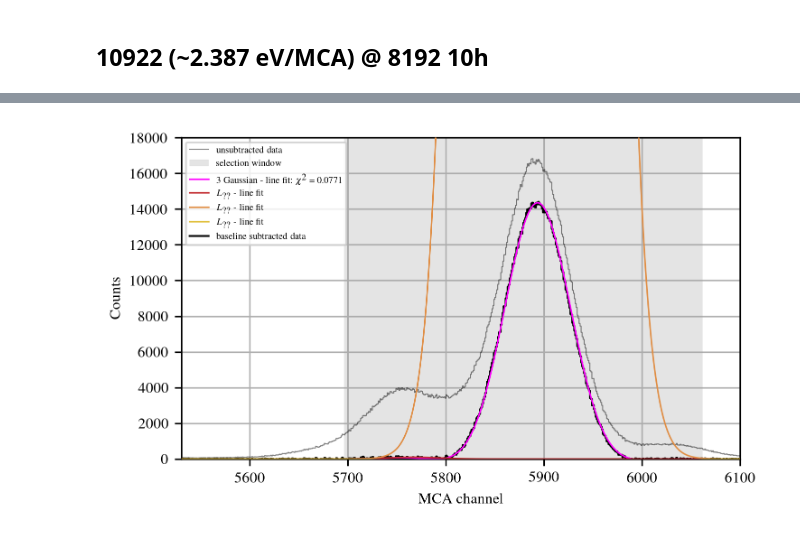
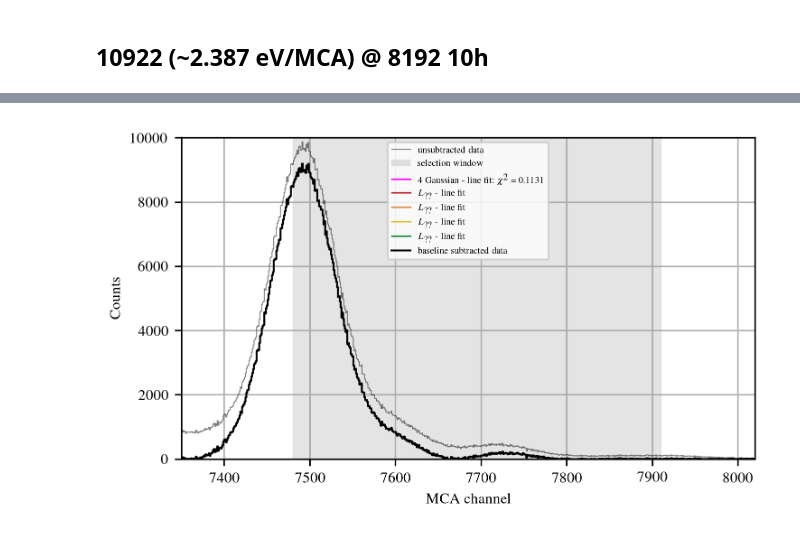
Before and after one commit to SirPhoenix007/IBA-Bonn, a Jupyter notebook: Study_2602_PIXEDetector/PIXE_results_HarwellSource.ipynb, the cells around one changed output, grey strips where cells are left out. Cells and saved outputs as stored; diff of their text form; code cells hidden in the pictures.

Commit message:
eleven regions identified

```diff
--- a/Study_2602_PIXEDetector/PIXE_results_HarwellSource.ipynb
+++ b/Study_2602_PIXEDetector/PIXE_results_HarwellSource.ipynb
@@ -453,9 +453,11 @@ def all_peaks_one_measurement(file:str, peaks:list, xlim:list, ylim:list, info:l
 
     plt.show()
 # %%
-def fit_result_printer(beta:dict, roi_x:list, roi_fit:list, gauss_type:str, r_flag:str):
+def fit_result_printer(beta:dict, roi_x:list, roi_fit:list, gauss_type:str, r_flag:str, identifier:str):
     param = beta['param']
     errors = beta['errors']
+
+    print(f'------------ REGION {identifier[0:2]} ------------')
 
     print('=========== REGION of INTEREST ===========')
     if (r_flag == 'roi_t'):
@@ -502,6 +504,8 @@ def fit_result_printer(beta:dict, roi_x:list, roi_fit:list, gauss_type:str, r_fl
             print(f'Width {res_id}:'.ljust(9)  + f'{np.abs(param[i+2]):.3f}'.rjust(10)  +  f' \u00B1 {errors[i+2]:.3f}')
             print(f'FWHM {res_id}:'.ljust(9)   + f'{np.abs(param[i+2])*(2*np.sqrt(2*np.log(2))):.3f}'.rjust(10) +  f' \u00B1 {errors[i+2]*(2*np.sqrt(2*np.log(2))):.3f}')
         print('=========== END of FIT RESULTS ===========')
+
+    print(f'------------ END of REGION {identifier[0:2]} ------------')
 # %%
 def fit_param_to_energy(param:list,ecal:list):
     energy = []
@@ -631,7 +635,7 @@ def selection_fitter_plotter(file:str, peaks:list,
         gcp = [1,5]
     elif (col_flag == False):
         gauss_color = color_schemes['c_rainbow']
-        gcp = [1,2,3,5,6,7]
+        gcp = [1,2,3,5,6,7,0]
         # gauss_color = color_schemes['c_complementary']
         # gcp = [0,3,5,6,4,7]
 
@@ -678,7 +682,7 @@ def selection_fitter_plotter(file:str, peaks:list,
             else:
                 beta, sub_sw, gof, chi, redX = peak_fitter(file=file, init_values=peaks[p], gauss_ident=gauss_ident[p], select_window=select_window, xlim=xlim, substract_flag=s_flag, region_flag=r_flag, lam=lam)
 
-            fit_result_printer(beta=beta, roi_x=xlim, roi_fit=select_window, gauss_type='s', r_flag=r_flag)
+            fit_result_printer(beta=beta, roi_x=xlim, roi_fit=select_window, gauss_type='s', r_flag=r_flag, identifier=identifier)
 
             if (chi_flag == True):
                 print(f'lam: 10^{int(np.log10(chi_min[0]))}')
@@ -719,7 +723,7 @@ def selection_fitter_plotter(file:str, peaks:list,
             else:
                 beta, sub_sw, gof, chi, redX = peak_fitter(file=file, init_values=peaks[p], gauss_ident=gauss_ident[p], select_window=select_window, xlim=xlim, substract_flag=s_flag, region_flag=r_flag, lam=lam)
 
-            fit_result_printer(beta=beta, roi_x=xlim, roi_fit=select_window, gauss_type='d', r_flag=r_flag)
+            fit_result_printer(beta=beta, roi_x=xlim, roi_fit=select_window, gauss_type='d', r_flag=r_flag, identifier=identifier)
 
             if (chi_flag == True):
                 print(f'lam: 10^{int(np.log10(chi_min[0]))}')
@@ -761,7 +765,7 @@ def selection_fitter_plotter(file:str, peaks:list,
             else:
                 beta, sub_sw, gof, chi, redX = peak_fitter(file=file, init_values=peaks[p], gauss_ident=gauss_ident[p], select_window=select_window, xlim=xlim, substract_flag=s_flag, region_flag=r_flag, lam=lam)
 
-            fit_result_printer(beta=beta, roi_x=xlim, roi_fit=select_window, gauss_type='m', r_flag=r_flag)
+            fit_result_printer(beta=beta, roi_x=xlim, roi_fit=select_window, gauss_type='m', r_flag=r_flag, identifier=identifier)
 
             # dual_print(f'GOF: {gof}', name=f'test_{identifier}.txt')
             if (chi_flag == True):
@@ -852,10 +856,10 @@ gauss4 = ['multi']
 # %%
 file_to_analyze = './/collected_data//2026_05_13//20260513-060516.vspc'
 
-init_val1 = [[400,1250,10,2000,1344,10,6000,1380,15,5000,1455,15,1000,1500,15,600,1570,15]]
-xlim1 = [1150,1650]
+init_val1 = [[400,1250,10,2000,1344,10,6000,1380,15,5000,1455,15,1000,1500,15,600,1570,15,200,1650,15]]
+xlim1 = [1150,1750]
 ylim1 = [0,6250]
-info1 = ['Harwell Source', r'$M_{??}$', r'$M_5N_{6,7}$', r'$M_4N_6 + M_5O_3$', r'$M_3N{4,5} + M_5P_3$', r'$M_{???}$', '???']
+info1 = ['Harwell Source', r'$M_{??}$', r'$M_5N_{6,7}$', r'$M_4N_6 + M_5O_3$', r'$M_3N{4,5} + M_5P_3$', r'$M_{???}$', '???', '???']
 gauss1 = ['multi']
 
 selection_fitter_plotter(file = file_to_analyze, peaks = init_val1, xlim=xlim1, ylim=ylim1, info=info1, col_flag=False, identifier='01s', gauss_ident=gauss1, s_flag=False, r_flag='roi_x')
@@ -867,8 +871,8 @@ ylim2 = [0,18000]
 info2 = ['Harwell Source', r'$L_{??}$', r'$L_{??}$', r'$L_{??}$',]
 gauss2 = ['multi']
 
-selection_fitter_plotter(file = file_to_analyze, peaks = init_val2, xlim=xlim2, ylim=ylim2, info=info2, col_flag=False, identifier='02s', gauss_ident=gauss2, s_flag=False, r_flag='roi_x')
-selection_fitter_plotter(file = file_to_analyze, peaks = init_val2, xlim=xlim2, ylim=ylim2, info=info2, col_flag=False, identifier='02s_arPLS', gauss_ident=gauss2, s_flag=True, r_flag='roi_x', chi_flag=True, lam=1e6)
+# selection_fitter_plotter(file = file_to_analyze, peaks = init_val2, xlim=xlim2, ylim=ylim2, info=info2, col_flag=False, identifier='02s', gauss_ident=gauss2, s_flag=False, r_flag='roi_x')
+# selection_fitter_plotter(file = file_to_analyze, peaks = init_val2, xlim=xlim2, ylim=ylim2, info=info2, col_flag=False, identifier='02s_arPLS', gauss_ident=gauss2, s_flag=True, r_flag='roi_x', chi_flag=True, lam=1e6)
 
 init_val3 = [[2000,3400,50,200,3480,15,1500,3648,20,300,3750,15]]
 xlim3 = [3300,3900]
@@ -876,8 +880,8 @@ ylim3 = [0,2000]
 info3 = ['Harwell Source', r'$L_{??}$', r'$L_{??}$', r'$L_{??}$', r'$L_{??}$']
 gauss3 = ['multi']
 
-selection_fitter_plotter(file = file_to_analyze, peaks = init_val3, xlim=xlim3, ylim=ylim3, info=info3, col_flag=False, identifier='03s', gauss_ident=gauss3, s_flag=False, r_flag='roi_x')
-selection_fitter_plotter(file = file_to_analyze, peaks = init_val3, xlim=xlim3, ylim=ylim3, info=info3, col_flag=False, identifier='03s_arPLS', gauss_ident=gauss3, s_flag=True, r_flag='roi_x', chi_flag=True, lam=1e6)
+# selection_fitter_plotter(file = file_to_analyze, peaks = init_val3, xlim=xlim3, ylim=ylim3, info=info3, col_flag=False, identifier='03s', gauss_ident=gauss3, s_flag=False, r_flag='roi_x')
+# selection_fitter_plotter(file = file_to_analyze, peaks = init_val3, xlim=xlim3, ylim=ylim3, info=info3, col_flag=False, identifier='03s_arPLS', gauss_ident=gauss3, s_flag=True, r_flag='roi_x', chi_flag=True, lam=1e6)
 
 init_val4 = [[1000,2975,20,1000,3150,20]]
 xlim4 = [2850,3280]
@@ -885,8 +889,8 @@ ylim4 = [0,2000]
 info4 = ['Harwell Source', r'$L_{??}$', r'$L_{??}$', r'$L_{??}$', r'$L_{??}$']
 gauss4 = ['multi']
 
-selection_fitter_plotter(file = file_to_analyze, peaks = init_val4, xlim=xlim4, ylim=ylim4, info=info4, col_flag=False, identifier='04s', gauss_ident=gauss4, s_flag=False, r_flag='roi_x')
-selection_fitter_plotter(file = file_to_analyze, peaks = init_val4, xlim=xlim4, ylim=ylim4, info=info4, col_flag=False, identifier='04s_arPLS', gauss_ident=gauss4, s_flag=True, r_flag='roi_x', chi_flag=True, lam=1e6)
+# selection_fitter_plotter(file = file_to_analyze, peaks = init_val4, xlim=xlim4, ylim=ylim4, info=info4, col_flag=False, identifier='04s', gauss_ident=gauss4, s_flag=False, r_flag='roi_x')
+# selection_fitter_plotter(file = file_to_analyze, peaks = init_val4, xlim=xlim4, ylim=ylim4, info=info4, col_flag=False, identifier='04s_arPLS', gauss_ident=gauss4, s_flag=True, r_flag='roi_x', chi_flag=True, lam=1e6)
 
 init_val5 = [[1100,2280,15,500,2500,15,5000,2700,15]]
 xlim5 = [2150,2850]
@@ -894,8 +898,8 @@ ylim5 = [0,10000]
 info5 = ['Harwell Source', r'$L_{??}$', r'$L_{??}$', r'$L_{??}$', r'$L_{??}$']
 gauss5 = ['multi']
 
-selection_fitter_plotter(file = file_to_analyze, peaks = init_val5, xlim=xlim5, ylim=ylim5, info=info5, col_flag=False, identifier='05s', gauss_ident=gauss5, s_flag=False, r_flag='roi_x')
-selection_fitter_plotter(file = file_to_analyze, peaks = init_val5, xlim=xlim5, ylim=ylim5, info=info5, col_flag=False, identifier='05s_arPLS', gauss_ident=gauss5, s_flag=True, r_flag='roi_x', chi_flag=True, lam=1e6)
+# selection_fitter_plotter(file = file_to_analyze, peaks = init_val5, xlim=xlim5, ylim=ylim5, info=info5, col_flag=False, identifier='05s', gauss_ident=gauss5, s_flag=False, r_flag='roi_x')
+# selection_fitter_plotter(file = file_to_analyze, peaks = init_val5, xlim=xlim5, ylim=ylim5, info=info5, col_flag=False, identifier='05s_arPLS', gauss_ident=gauss5, s_flag=True, r_flag='roi_x', chi_flag=True, lam=1e6)
 
 init_val6 = [[200,1780,20,400,1850,20,400,1920,20,600,2050,20]]
 xlim6 = [1730,2110]
@@ -903,8 +907,8 @@ ylim6 = [0,1000]
 info6 = ['Harwell Source', r'$L_{??}$', r'$L_{??}$', r'$L_{??}$', r'$L_{??}$', r'$L_{??}$']
 gauss6 = ['multi']
 
-selection_fitter_plotter(file = file_to_analyze, peaks = init_val6, xlim=xlim6, ylim=ylim6, info=info6, col_flag=False, identifier='06s', gauss_ident=gauss6, s_flag=False, r_flag='roi_x')
-selection_fitter_plotter(file = file_to_analyze, peaks = init_val6, xlim=xlim6, ylim=ylim6, info=info6, col_flag=False, identifier='06s_arPLS', gauss_ident=gauss6, s_flag=True, r_flag='roi_x', chi_flag=True, lam=1e7)
+# selection_fitter_plotter(file = file_to_analyze, peaks = init_val6, xlim=xlim6, ylim=ylim6, info=info6, col_flag=False, identifier='06s', gauss_ident=gauss6, s_flag=False, r_flag='roi_x')
+# selection_fitter_plotter(file = file_to_analyze, peaks = init_val6, xlim=xlim6, ylim=ylim6, info=info6, col_flag=False, identifier='06s_arPLS', gauss_ident=gauss6, s_flag=True, r_flag='roi_x', chi_flag=True, lam=1e7)
 
 init_val7 = [[150,640,20,150,750,15],[150,960,15,300,1095,15]]
 xlim7 = [570,1160]
@@ -912,8 +916,8 @@ ylim7 = [0,400]
 info7 = ['Harwell Source', r'$L_{??}$', r'$L_{??}$', r'$L_{??}$', r'$L_{??}$', r'$L_{??}$']
 gauss7 = ['double','double']
 
-selection_fitter_plotter(file = file_to_analyze, peaks = init_val7, xlim=xlim7, ylim=ylim7, info=info7, col_flag=False, identifier='07s', gauss_ident=gauss7, s_flag=False, r_flag='roi_x')
-selection_fitter_plotter(file = file_to_analyze, peaks = init_val7, xlim=xlim7, ylim=ylim7, info=info7, col_flag=False, identifier='07s_arPLS', gauss_ident=gauss7, s_flag=True, r_flag='roi_x', chi_flag=True, lam=1e6)
+# selection_fitter_plotter(file = file_to_analyze, peaks = init_val7, xlim=xlim7, ylim=ylim7, info=info7, col_flag=False, identifier='07s', gauss_ident=gauss7, s_flag=False, r_flag='roi_x')
+# selection_fitter_plotter(file = file_to_analyze, peaks = init_val7, xlim=xlim7, ylim=ylim7, info=info7, col_flag=False, identifier='07s_arPLS', gauss_ident=gauss7, s_flag=True, r_flag='roi_x', chi_flag=True, lam=1e6)
 
 init_val8 = [[100,4035,15],[100,4465,15]]
 xlim8 = [3900,4600]
@@ -921,42 +925,42 @@ ylim8 = [0,400]
 info8 = ['Harwell Source', r'$L_{??}$', r'$L_{??}$', r'$L_{??}$', r'$L_{??}$', r'$L_{??}$']
 gauss8 = ['single','single']
 
-selection_fitter_plotter(file = file_to_analyze, peaks = init_val8, xlim=xlim8, ylim=ylim8, info=info8, col_flag=False, identifier='08s', gauss_ident=gauss8, s_flag=False, r_flag='roi_x')
-selection_fitter_plotter(file = file_to_analyze, peaks = init_val8, xlim=xlim8, ylim=ylim8, info=info8, col_flag=False, identifier='08s_arPLS', gauss_ident=gauss8, s_flag=True, r_flag='roi_x', chi_flag=True, lam=1e6)
+# selection_fitter_plotter(file = file_to_analyze, peaks = init_val8, xlim=xlim8, ylim=ylim8, info=info8, col_flag=False, identifier='08s', gauss_ident=gauss8, s_flag=False, r_flag='roi_x')
+# selection_fitter_plotter(file = file_to_analyze, peaks = init_val8, xlim=xlim8, ylim=ylim8, info=info8, col_flag=False, identifier='08s_arPLS', gauss_ident=gauss8, s_flag=True, r_flag='roi_x', chi_flag=True, lam=1e6)
 
-init_val9 = [[300,4890,20,1000,5010,20,100,5130,15,100,5180,10]]
+init_val9 = [[300,4890,20,1000,5010,20,100,5130,15]]
 xlim9 = [4800,5200]
 ylim9 = [0,1200]
 info9 = ['Harwell Source', r'$L_{??}$', r'$L_{??}$', r'$L_{??}$', r'$L_{??}$', r'$L_{??}$']
 gauss9 = ['multi']
 
-selection_fitter_plotter(file = file_to_analyze, peaks = init_val9, xlim=xlim9, ylim=ylim9, info=info9, col_flag=False, identifier='09s', gauss_ident=gauss9, s_flag=False, r_flag='roi_x')
-selection_fitter_plotter(file = file_to_analyze, peaks = init_val9, xlim=xlim9, ylim=ylim9, info=info9, col_flag=False, identifier='09s_arPLS', gauss_ident=gauss9, s_flag=True, r_flag='roi_x', chi_flag=True, lam=1e6)
+# selection_fitter_plotter(file = file_to_analyze, peaks = init_val9, xlim=xlim9, ylim=ylim9, info=info9, col_flag=False, identifier='09s', gauss_ident=gauss9, s_flag=False, r_flag='roi_x')
+# selection_fitter_plotter(file = file_to_analyze, peaks = init_val9, xlim=xlim9, ylim=ylim9, info=info9, col_flag=False, identifier='09s_arPLS', gauss_ident=gauss9, s_flag=True, r_flag='roi_x', chi_flag=True, lam=1e6)
 
-init_val10 = [[100,5320,20,100,5470,20]]
+init_val10 = [[100,5320,20,100,5480,20]]
 xlim10 = [5200,5570]
 ylim10 = [0,300]
 info10 = ['Harwell Source', r'$L_{??}$', r'$L_{??}$', r'$L_{??}$', r'$L_{??}$', r'$L_{??}$']
 gauss10 = ['multi']
 
-selection_fitter_plotter(file = file_to_analyze, peaks = init_val10, xlim=xlim10, ylim=ylim10, info=info10, col_flag=False, identifier='10s', gauss_ident=gauss10, s_flag=False, r_flag='roi_x')
-selection_fitter_plotter(file = file_to_analyze, peaks = init_val10, xlim=xlim10, ylim=ylim10, info=info10, col_flag=False, identifier='10s_arPLS', gauss_ident=gauss10, s_flag=True, r_flag='roi_x', chi_flag=True, lam=1e6)
+# selection_fitter_plotter(file = file_to_analyze, peaks = init_val10, xlim=xlim10, ylim=ylim10, info=info10, col_flag=False, identifier='10s', gauss_ident=gauss10, s_flag=False, r_flag='roi_x')
+# selection_fitter_plotter(file = file_to_analyze, peaks = init_val10, xlim=xlim10, ylim=ylim10, info=info10, col_flag=False, identifier='10s_arPLS', gauss_ident=gauss10, s_flag=True, r_flag='roi_x', chi_flag=True, lam=1e6)
 
-init_val11 = [[100,6490,20,300,6666,20,200,6800,20,400,6950,20,2000,7120,20,2000,7250,20]]
-xlim11 = [6350,7370]
-ylim11 = []
+init_val11 = [[100,6490,20,300,6666,20,200,6800,20,400,6950,20,2000,7120,20,2000,7270,20]]
+xlim11 = [6350,7400]
+ylim11 = [0,4000]
+info11 = ['Harwell Source', r'$L_{??}$', r'$L_{??}$', r'$L_{??}$', r'$L_{??}$', r'$L_{??}$', r'$L_{??}$', r'$L_{??}$', r'$L_{??}$']
+gauss11 = ['multi']
+
+# selection_fitter_plotter(file = file_to_analyze, peaks = init_val11, xlim=xlim11, ylim=ylim11, info=info11, col_flag=False, identifier='11s', gauss_ident=gauss11, s_flag=False, r_flag='roi_x')
+# selection_fitter_plotter(file = file_to_analyze, peaks = init_val11, xlim=xlim11, ylim=ylim11, info=info11, col_flag=False, identifier='11s_arPLS', gauss_ident=gauss11, s_flag=True, r_flag='roi_x', chi_flag=True, lam=1e6)
+
+init_val11 = [[10000,7490,20,1000,7615,20,300,7700,20,100,7900,20]]
+xlim11 = [7350,8020]
+ylim11 = [0,10000]
 info11 = ['Harwell Source', r'$L_{??}$', r'$L_{??}$', r'$L_{??}$', r'$L_{??}$', r'$L_{??}$', r'$L_{??}$', r'$L_{??}$', r'$L_{??}$']
 gauss11 = ['multi']
 
 selection_fitter_plotter(file = file_to_analyze, peaks = init_val11, xlim=xlim11, ylim=ylim11, info=info11, col_flag=False, identifier='11s', gauss_ident=gauss11, s_flag=False, r_flag='roi_x')
 selection_fitter_plotter(file = file_to_analyze, peaks = init_val11, xlim=xlim11, ylim=ylim11, info=info11, col_flag=False, identifier='11s_arPLS', gauss_ident=gauss11, s_flag=True, r_flag='roi_x', chi_flag=True, lam=1e6)
-
-init_val11 = [[10000,7490,20,1000,7540,20,1000,7615,20,300,7700,20,100,7830,20,100,7900,20]]
-xlim11 = [7350,8020]
-ylim11 = [0,20000]
-info11 = ['Harwell Source', r'$L_{??}$', r'$L_{??}$', r'$L_{??}$', r'$L_{??}$', r'$L_{??}$', r'$L_{??}$', r'$L_{??}$', r'$L_{??}$']
-gauss11 = ['multi']
-
-selection_fitter_plotter(file = file_to_analyze, peaks = init_val11, xlim=xlim11, ylim=ylim11, info=info11, col_flag=False, identifier='11s', gauss_ident=gauss11, s_flag=False, r_flag='roi_x')
-selection_fitter_plotter(file = file_to_analyze, peaks = init_val11, xlim=xlim11, ylim=ylim11, info=info11, col_flag=False, identifier='11s_arPLS', gauss_ident=gauss11, s_flag=True, r_flag='roi_x', chi_flag=True, lam=1e6)
 # %% [output]
@@ -1033,2 +1037,2 @@ FWHM: 212.757 ± 2.643
 |-_-_-_-_-_-_-_-_-_-_-_-_-_-_-_-_-_-_-_-_-_-_-_-_-_-_|
-[figure, old version]
+[figure, new version]
```
Also changed, not shown: parts of 2 cells of this notebook, 44 other files.
